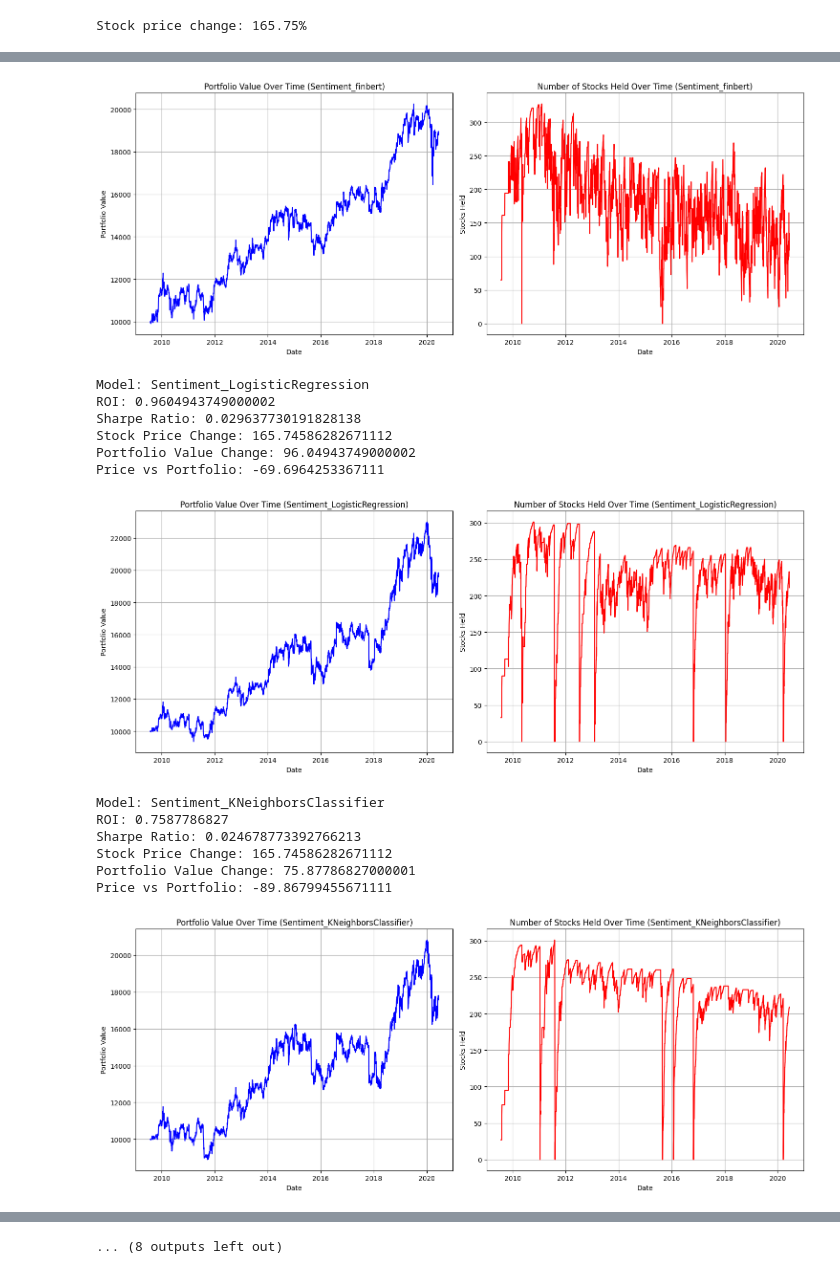
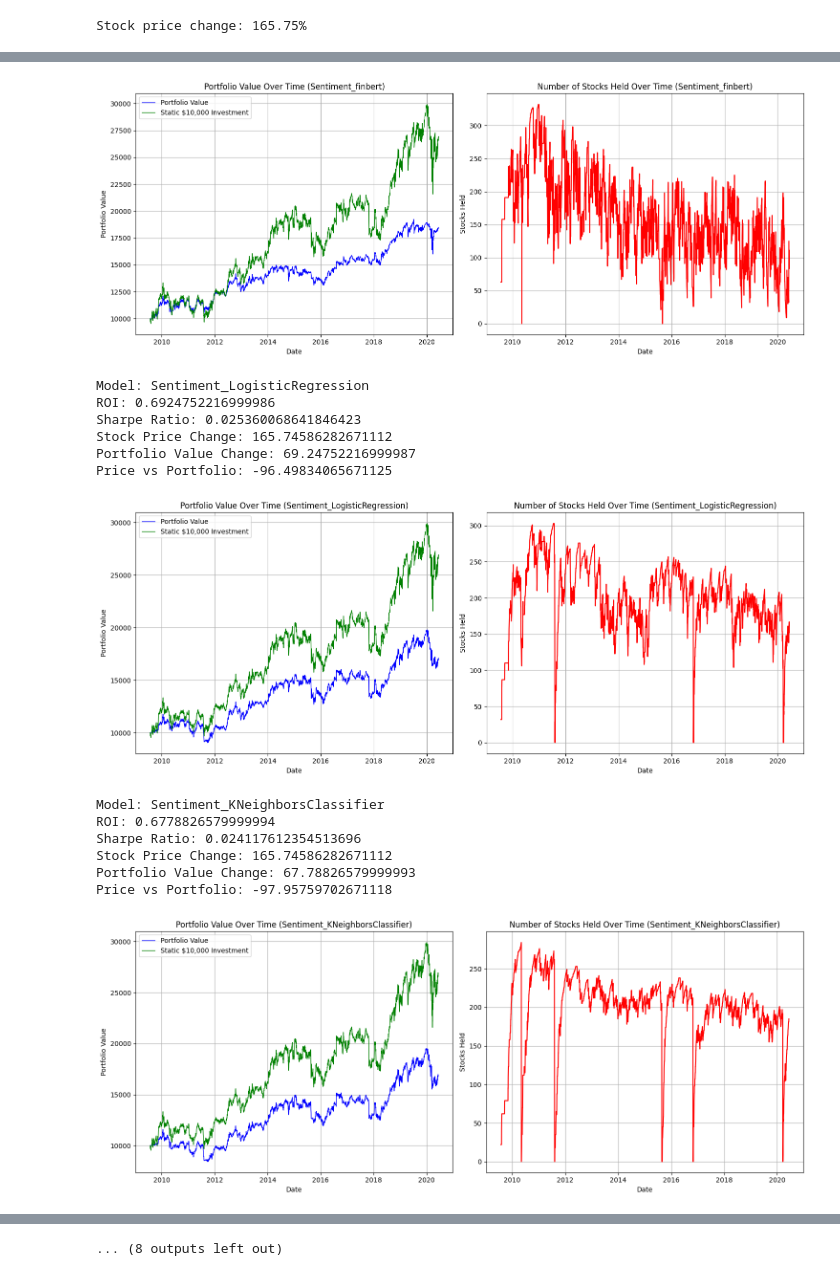
Before and after one commit to jamescalnan/Learning-From-Data-Coursework, a Jupyter notebook: Stock Predictor With Comparison.ipynb, the cells around one changed output, grey strips where cells are left out. Saved outputs shown, nothing was run; the diff lists cells and outputs as text; code cells hidden in the pictures.

Commit message:
updated images

```diff
--- a/Stock Predictor With Comparison.ipynb
+++ b/Stock Predictor With Comparison.ipynb
@@ -273,7 +279,7 @@ daily_sentiments = {}
 
 # Aggregate the sentiment values by date, i.e. if there are multiple headlines for a date, take the most common sentiment value
 for model in available_models:
-    daily_sentiments[model] = news_data.groupby('date')[model].apply(lambda x: x.mode().iloc[0])
+    daily_sentiments[model] = news_data.groupby('date')[model].min()#apply(lambda x: x.mode().iloc[0])
 
 daily_sentiments
 # %% [output]
@@ -628,12 +634,14 @@ take_profit_percentage = 0.10  # 10% above the purchase price
 
 stock_name = stock
 
+static_investment = [initial_capital * (row['Close'] / merged_df['Close'].iloc[0]) for index, row in merged_df.iterrows()]
 # Loop through each sentiment model
 for sentiment_col in sentiment_cols:
     initial_capital = 10000  # Starting capital
     cash = initial_capital
     stock = 0
     pnl = []
+    no_trade = []
     stocks_held = []  # To track the number of stocks held over time
 
     stop_loss, take_profit = None, None
@@ -665,11 +673,17 @@ for sentiment_col in sentiment_cols:
 
 
         portfolio_value = cash + stock * row['Close']
+        no_trade.append(10000*row['Close'])
         pnl.append(portfolio_value)
         stocks_held.append(stock)  # Keep track of stocks held
 
     # Convert PnL and Stocks Held to a DataFrame
-    pnl_df = pd.DataFrame({'Date': merged_df['Date'], 'Portfolio Value': pnl, 'Stocks Held': stocks_held})
+    pnl_df = pd.DataFrame({
+        'Date': merged_df['Date'],
+        'Portfolio Value': pnl,
+        'Stocks Held': stocks_held,
+        'Static Investment': static_investment  # Add static investment values
+    })
 
     # Calculate performance metrics
     final_portfolio_value = pnl[-1]
@@ -700,10 +714,12 @@ for sentiment_col in sentiment_cols:
     fig, (ax1, ax2) = plt.subplots(1, 2, figsize=(15, 6), tight_layout=True)
 
     # Plot for Portfolio Value
-    ax1.plot(pnl_df['Date'], pnl_df['Portfolio Value'], linestyle='-', color='b')
+    ax1.plot(pnl_df['Date'], pnl_df['Portfolio Value'], color='b', label='Portfolio Value', linewidth=1)
+    ax1.plot(pnl_df['Date'], pnl_df['Static Investment'], color='g', label='Static $10,000 Investment', linewidth=1)  # Plot static investment
     ax1.set_title(f'Portfolio Value Over Time ({sentiment_col})')
     ax1.set_xlabel('Date')
     ax1.set_ylabel('Portfolio Value')
+    ax1.legend()  # Add legend to distinguish the lines
     ax1.grid(True)
 
     # Plot for Stocks Held
@@ -713,7 +729,7 @@ for sentiment_col in sentiment_cols:
     ax2.set_ylabel('Stocks Held')
     ax2.grid(True)
 
-    plt.savefig(f'results/{stock_name}/{sentiment_col}.png')
+    plt.savefig(f'results/{stock_name}/{sentiment_col}.png', dpi=300)
 
     plt.show()
 
@@ -737,16 +753,16 @@ Price vs Portfolio: -77.51015977671108
-[figure, old version]
+[figure, new version]
 Model: Sentiment_LogisticRegression
-ROI: 0.9604943749000002
-Sharpe Ratio: 0.029637730191828138
+ROI: 0.6924752216999986
+Sharpe Ratio: 0.025360068641846423
 Stock Price Change: 165.74586282671112
-Portfolio Value Change: 96.04943749000002
-Price vs Portfolio: -69.6964253367111
+Portfolio Value Change: 69.24752216999987
+Price vs Portfolio: -96.49834065671125
-[figure, old version]
+[figure, new version]
 Model: Sentiment_KNeighborsClassifier
-ROI: 0.7587786827
-Sharpe Ratio: 0.024678773392766213
+ROI: 0.6778826579999994
+Sharpe Ratio: 0.024117612354513696
 Stock Price Change: 165.74586282671112
-Portfolio Value Change: 75.87786827000001
-Price vs Portfolio: -89.86799455671111
+Portfolio Value Change: 67.78826579999993
+Price vs Portfolio: -97.95759702671118
-[figure, old version]
+[figure, new version]
 Model: Sentiment_MultinomialNB
```
Also changed, not shown: parts of 8 cells of this notebook, 28 other files.
